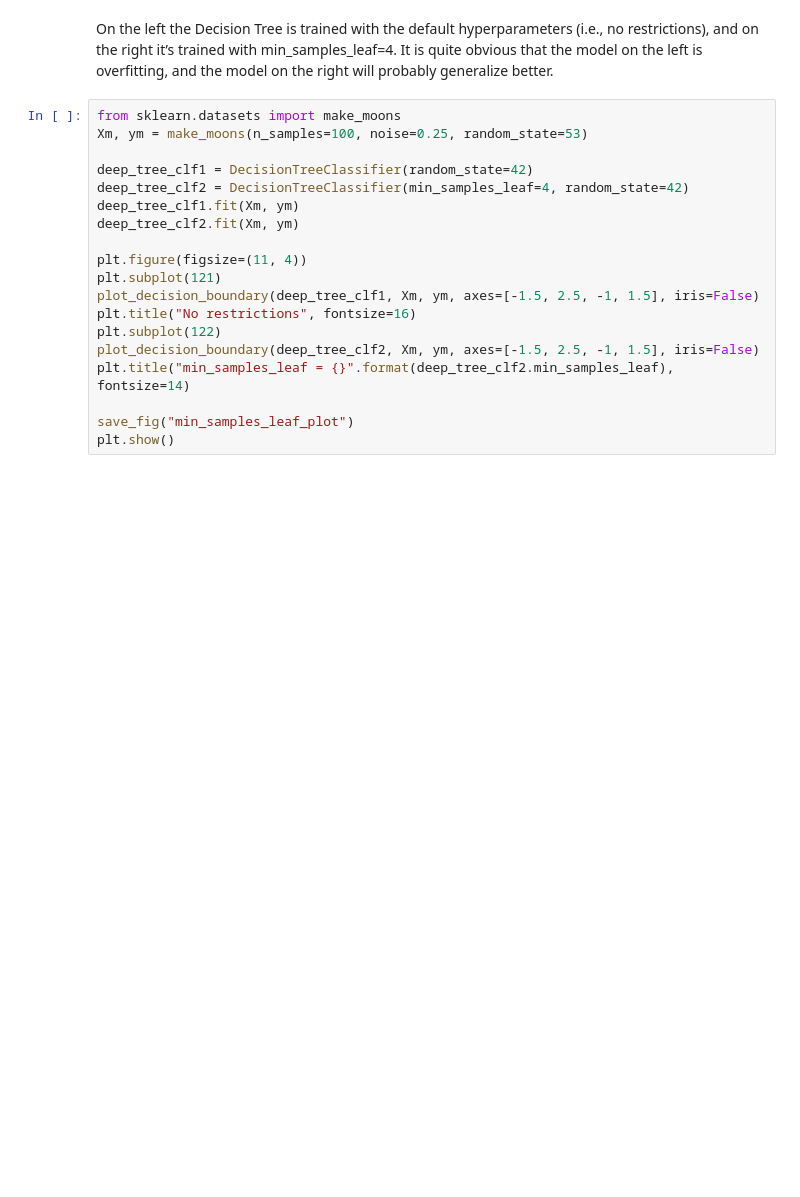
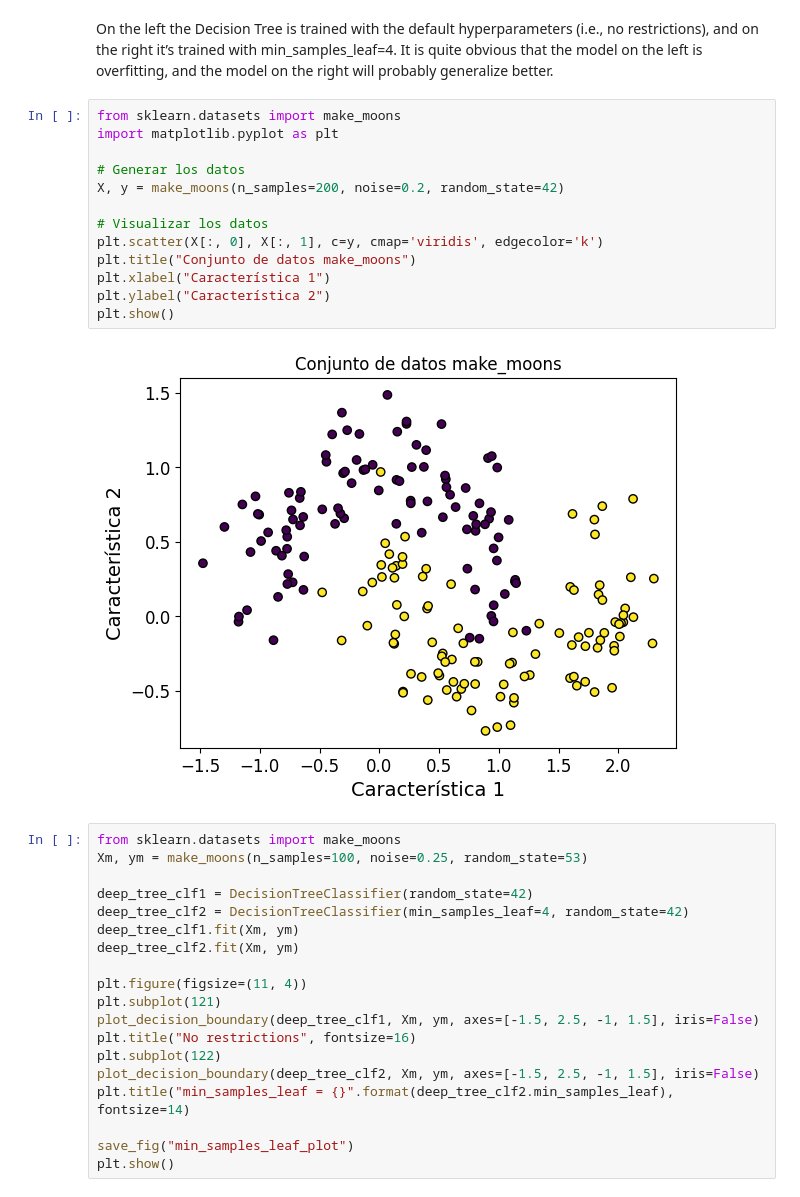
Before and after one commit to hegoithebridge/2409_dsft_thebridge_core, a Jupyter notebook: 3-Machine_Learning/1-Supervisado/3-RegorClass/5-Decision_Trees/Decision_trees.ipynb, the cells around one changed output. Saved outputs shown, nothing was run; the diff lists cells and outputs as text; blank space fills up the shorter version.

```diff
--- a/3-Machine_Learning/1-Supervisado/3-RegorClass/5-Decision_Trees/Decision_trees.ipynb
+++ b/3-Machine_Learning/1-Supervisado/3-RegorClass/5-Decision_Trees/Decision_trees.ipynb
@@ -151,6 +151,21 @@ Saving figure decision_tree_instability_plot
 [figure]
 # %% [markdown]
 On the left the Decision Tree is trained with the default hyperparameters (i.e., no restrictions), and on the right it’s trained with min_samples_leaf=4. It is quite obvious that the model on the left is overfitting, and the model on the right will probably generalize better.
+# %%
+from sklearn.datasets import make_moons
+import matplotlib.pyplot as plt
+
+# Generar los datos
+X, y = make_moons(n_samples=200, noise=0.2, random_state=42)
+
+# Visualizar los datos
+plt.scatter(X[:, 0], X[:, 1], c=y, cmap='viridis', edgecolor='k')
+plt.title("Conjunto de datos make_moons")
+plt.xlabel("Característica 1")
+plt.ylabel("Característica 2")
+plt.show()
+# %% [output]
+[figure, added]
 # %%
 from sklearn.datasets import make_moons
 Xm, ym = make_moons(n_samples=100, noise=0.25, random_state=53)
```
Also changed, not shown: parts of 4 cells of this notebook, 1 other file.
